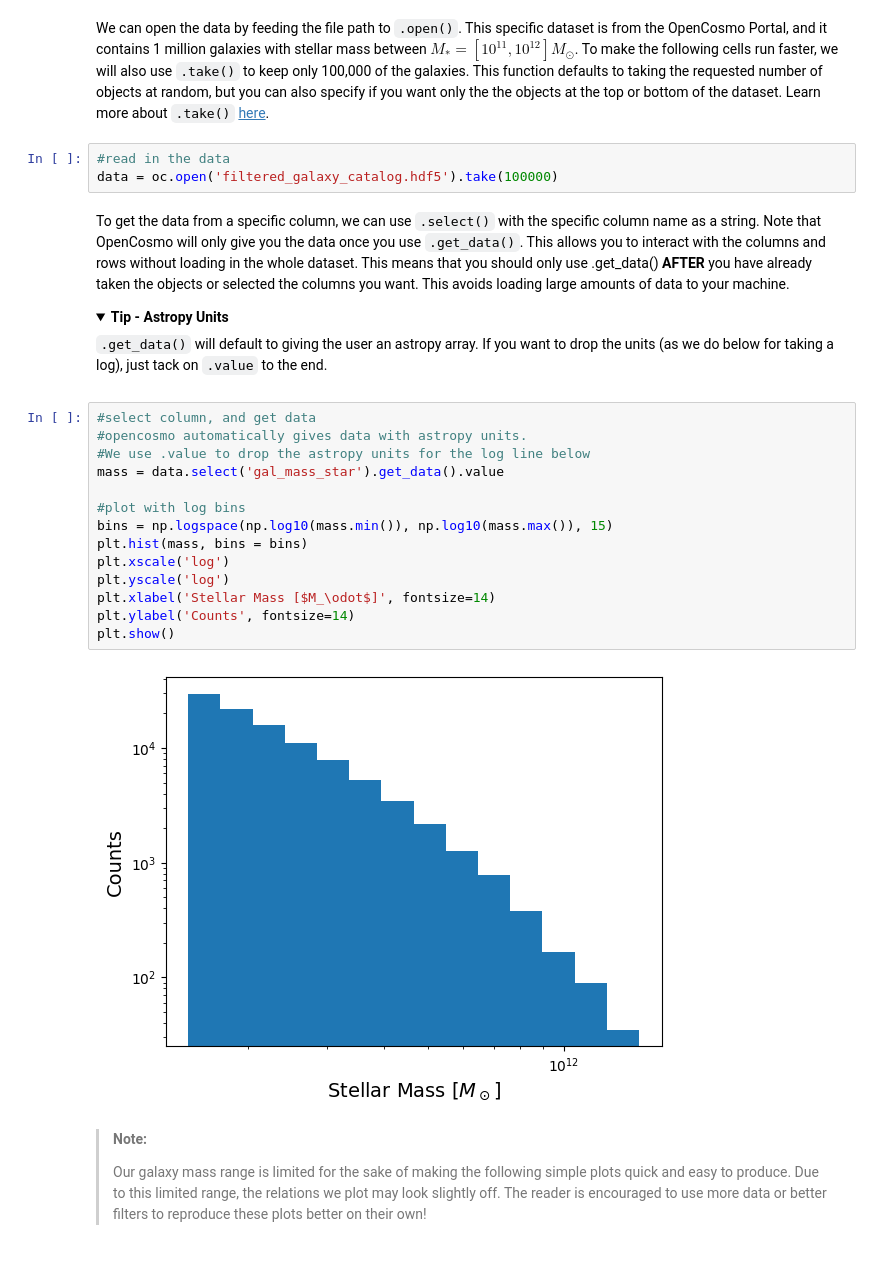
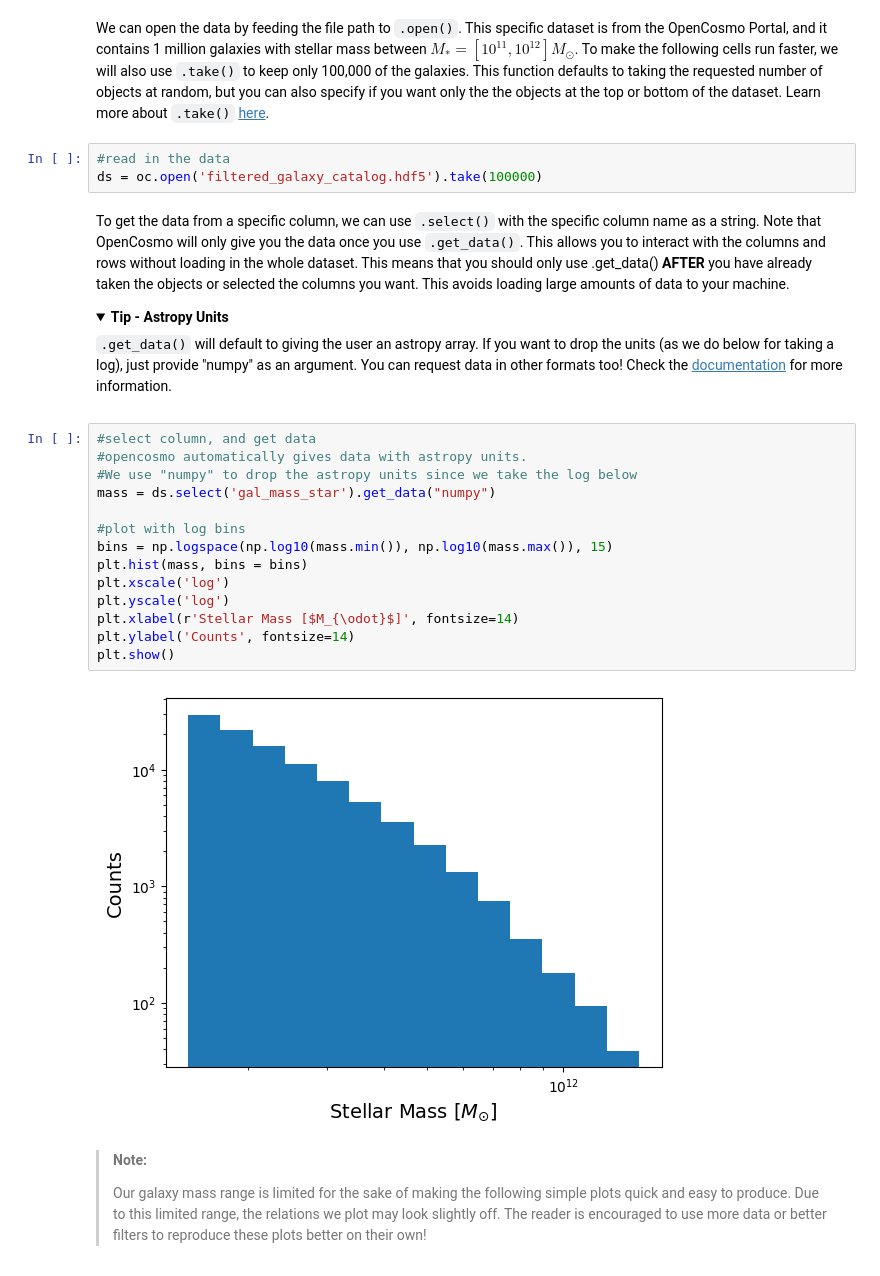
Before and after one commit to ArgonneCPAC/opencosmo-examples, a Jupyter notebook: tutorials/Galaxy_scaling_relations.ipynb, the cells around one changed output. Saved outputs shown, nothing was run; the diff lists cells and outputs as text; folded sections open.

```diff
--- a/tutorials/Galaxy_scaling_relations.ipynb
+++ b/tutorials/Galaxy_scaling_relations.ipynb
@@ -31,32 +31,32 @@ from astropy import units as u
 We can open the data by feeding the file path to `.open()`. This specific dataset is from the OpenCosmo Portal, and it contains 1 million galaxies with stellar mass between $M_* = [10^{11},10^{12}] M_\odot$. To make the following cells run faster, we will also use `.take()` to keep only 100,000 of the galaxies. This function defaults to taking the requested number of objects at random, but you can also specify if you want only the the objects at the top or bottom of the dataset. Learn more about `.take()` [here](https://opencosmo.readthedocs.io/en/stable/dataset_ref.html#opencosmo.Dataset.take).
 # %%
 #read in the data
-data = oc.open('filtered_galaxy_catalog.hdf5').take(100000)
+ds = oc.open('filtered_galaxy_catalog.hdf5').take(100000)
 # %% [markdown]
 To get the data from a specific column, we can use `.select()` with the specific column name as a string. Note that OpenCosmo will only give you the data once you use `.get_data()`. This allows you to interact with the columns and rows without loading in the whole dataset. This means that you should only use .get_data() **AFTER** you have already taken the objects or selected the columns you want. This avoids loading large amounts of data to your machine.
 
 <details>
 <summary><b>Tip - Astropy Units</b></summary>
 
-`.get_data()` will default to giving the user an astropy array. If you want to drop the units (as we do below for taking a log), just tack on `.value` to the end.
+`.get_data()` will default to giving the user an astropy array. If you want to drop the units (as we do below for taking a log), just provide "numpy" as an argument. You can request data in other formats too! Check the [documentation](https://opencosmo.readthedocs.io/en/stable/dataset_ref.html#opencosmo.Dataset.get_data) for more information.
 
 </details>
 # %%
 #select column, and get data
 #opencosmo automatically gives data with astropy units.
-#We use .value to drop the astropy units for the log line below
-mass = data.select('gal_mass_star').get_data().value
+#We use "numpy" to drop the astropy units since we take the log below
+mass = ds.select('gal_mass_star').get_data("numpy")
 
 #plot with log bins
 bins = np.logspace(np.log10(mass.min()), np.log10(mass.max()), 15)
 plt.hist(mass, bins = bins)
 plt.xscale('log')
 plt.yscale('log')
-plt.xlabel('Stellar Mass [$M_\odot$]', fontsize=14)
+plt.xlabel(r'Stellar Mass [$M_{\odot}$]', fontsize=14)
 plt.ylabel('Counts', fontsize=14)
 plt.show()
 # %% [output]
-[figure, old version]
+[figure, new version]
 # %% [markdown]
 > **Note:**
 >
```
Also changed, not shown: parts of 10 cells of this notebook, 2 other files.
